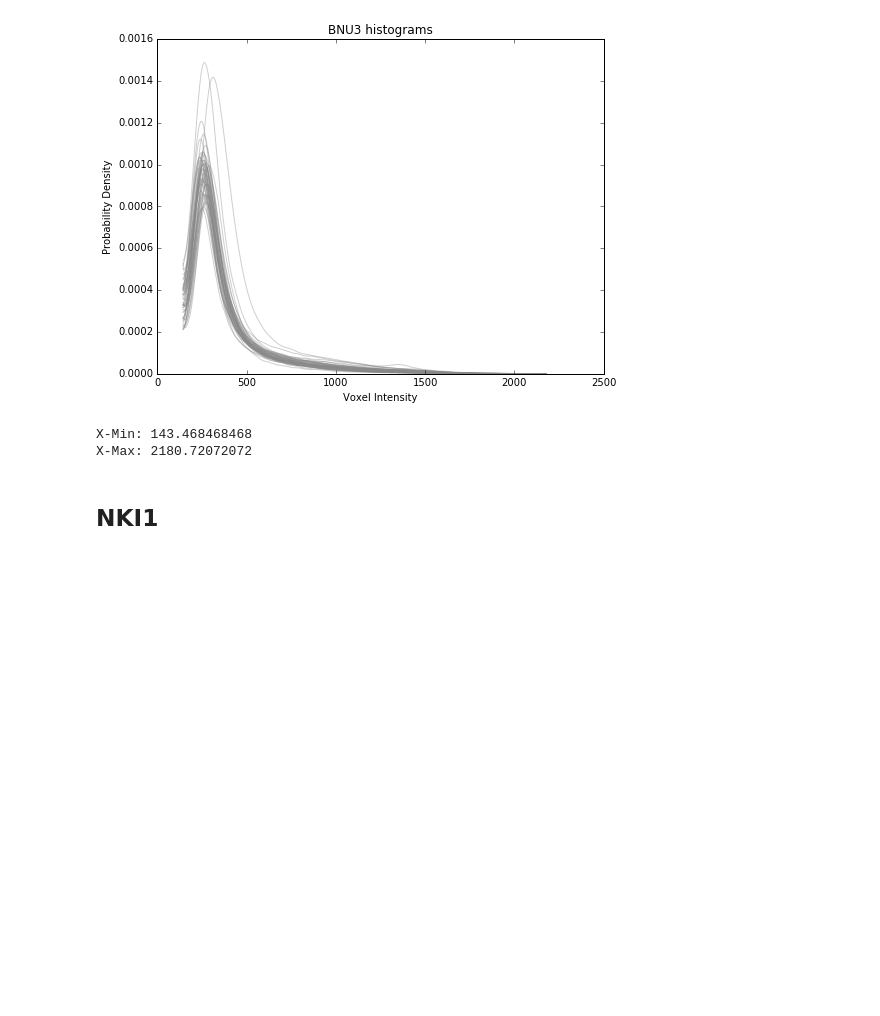
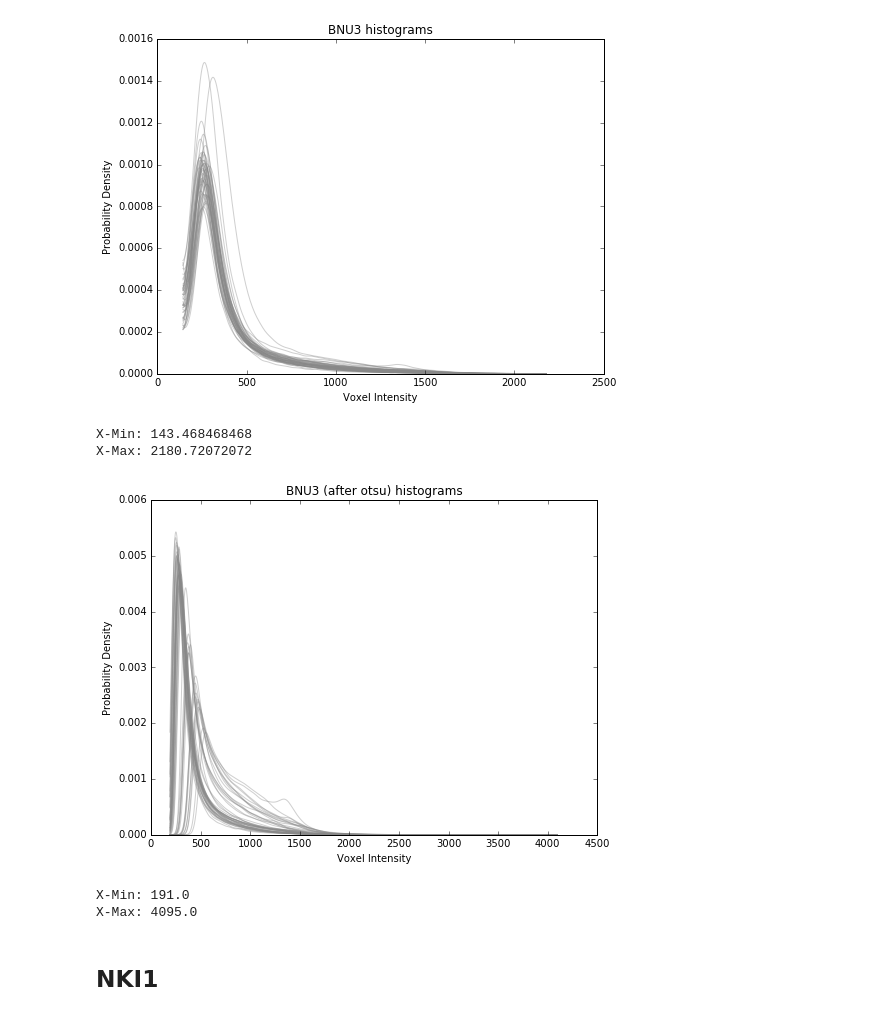
Before and after one commit to gkiar/dataset_variance, a Jupyter notebook: dataset_variance.ipynb, the cells around one changed output. Cells and saved outputs as stored; diff of their text form; code cells hidden in the pictures; blank space fills up the shorter version.

Commit message:
added otsu for bnu3; updated figs

```diff
--- a/dataset_variance.ipynb
+++ b/dataset_variance.ipynb
@@ -35,6 +35,12 @@ bnu3 = histogram_windowing('./data/BNU3_b0_pdfs.pkl', 'BNU3')
 [figure]
 X-Min: 143.468468468
 X-Max: 2180.72072072
+# %%
+bnu3 = histogram_windowing('./data/BNU3_otsu_b0_pdfs.pkl', 'BNU3 (after otsu)')
+# %% [output]
+[figure, added]
+X-Min: 191.0
+X-Max: 4095.0
 # %% [markdown]
 ## NKI1
 # %%
```
Also changed, not shown: 1 other file.
